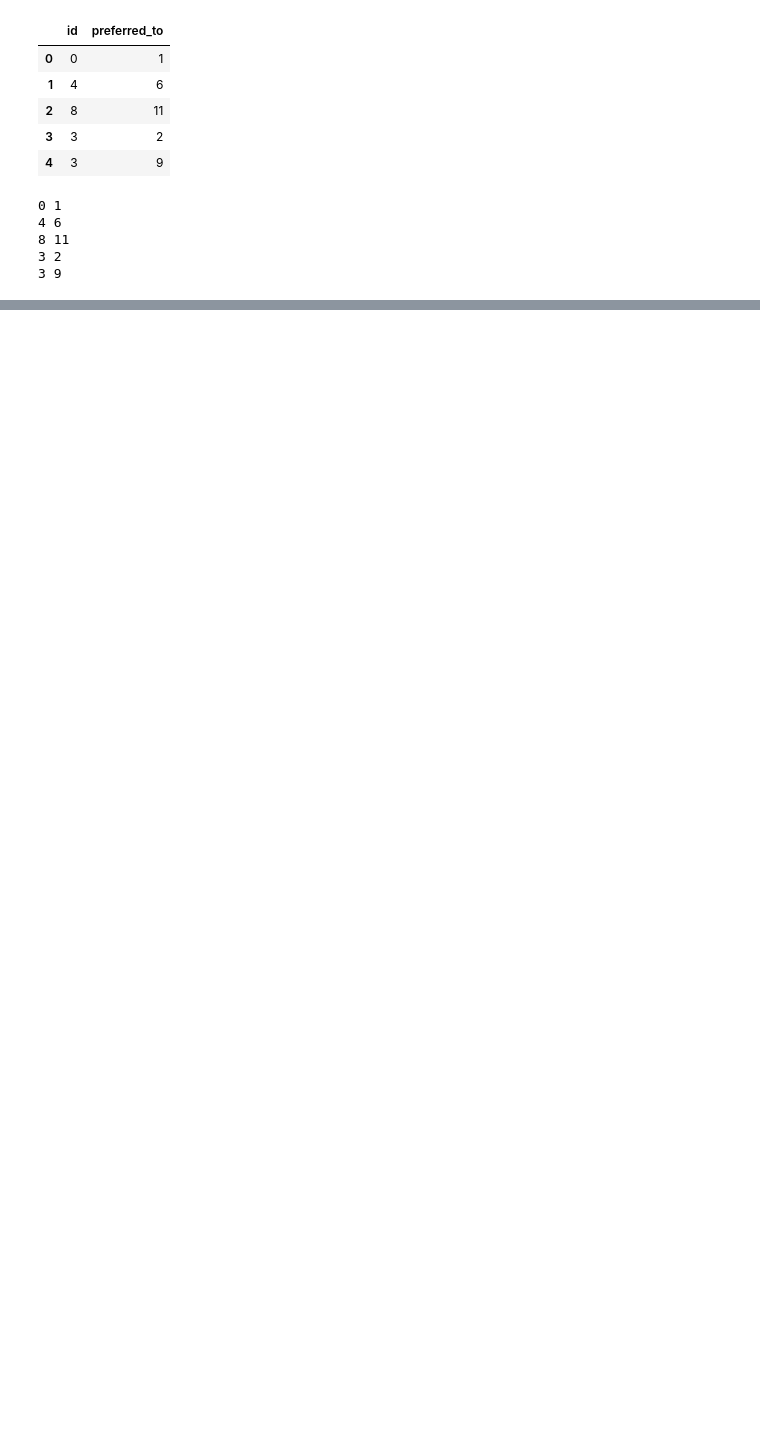
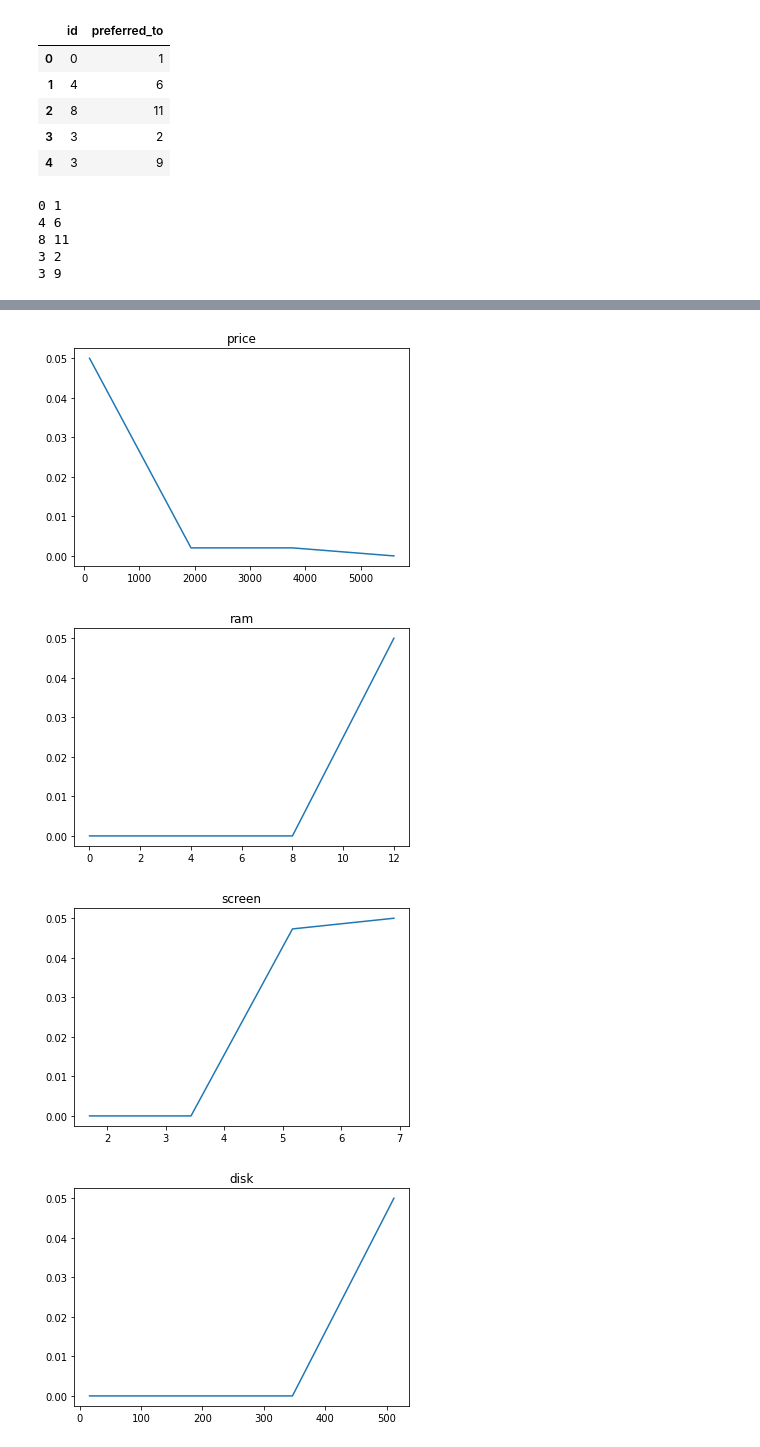
Before and after one commit to lucapl/DA_project_1, a Jupyter notebook: project2_report.ipynb, the cells around one changed output, grey strips where cells are left out. Saved outputs shown, nothing was run; the diff lists cells and outputs as text; code cells hidden in the pictures; blank space fills up the shorter version.

```diff
--- a/project2_report.ipynb
+++ b/project2_report.ipynb
@@ -41,5 +43,5 @@ data
 # %%
-crit_types = [True if crit.split("-")[1]=="gain" else False for crit in data.drop(columns="name").columns ]
+crit_types = [True if crit.split("-")[1]=="gain" else False for crit in data.columns ]
 crit_types
 # %% [output]
 [False, True, True, True, True, True, True]
@@ -256,0 +199,31 @@ def ordinal_regression(data:pd.DataFrame,prefs:pd.DataFrame,U:AdditiveValueFunct
+# %%
+def create_U(data:pd.DataFrame,crit_types:List[bool],breakpoints=3):
+	assert breakpoints >= 2
+	u_max = 1/len(data.columns)
+	u_funcs = []
+	for crit_i,column_name in enumerate(data):
+		column = data[column_name]
+		_min = min(column)
+		_max = max(column)
+
+		_range = _max-_min
+		_steps = _range/(breakpoints-1)
+
+		breaks = [_min] + [_min + (_steps*(b+1)) for b in range(breakpoints-2)] + [_max]
+
+		u = ValueFunction(isGain = crit_types[crit_i],name=column_name)
+		for b in breaks:
+			var = pulp.LpVariable(f"{column_name}_{b}",lowBound=0,upBound=1)
+			u += (b,var)
+		u_funcs.append(u)
+
+		# best,worst = _max,_min
+		# if not crit_types[crit_i]:
+		# 	best,worst = worst,best
+		# first,last = pulp.LpVariable(f"{column_name}_worst",lowBound=0,upBound=1),pulp.LpVariable(f"{column_name}_best",lowBound=0,upBound=1)
+		# u_funcs.append(ValueFunction((worst,first),(best,last),isGain=crit_types[crit_i]))
+
+
+	return AdditiveValueFunction(u_funcs)
+# %%
+U = create_U(data,crit_types,4)
@@ -256,0 +404,8 @@ def ordinal_regression(data:pd.DataFrame,prefs:pd.DataFrame,U:AdditiveValueFunct
+# %%
+for u in U:
+    u.plot()
+# %% [output]
+[figure, added]
+[figure, added]
+[figure, added]
+[figure, added]
```
Also changed, not shown: parts of 42 cells of this notebook.
